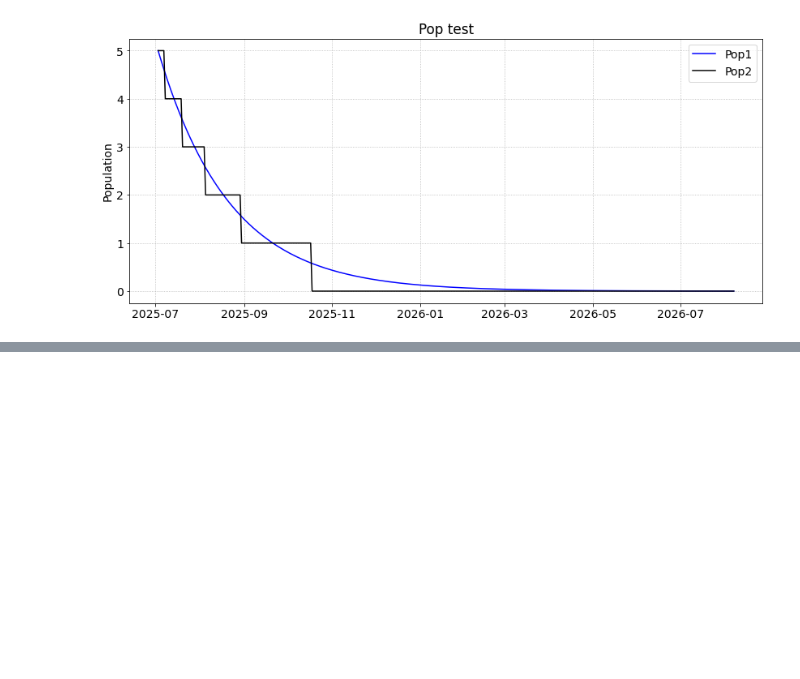
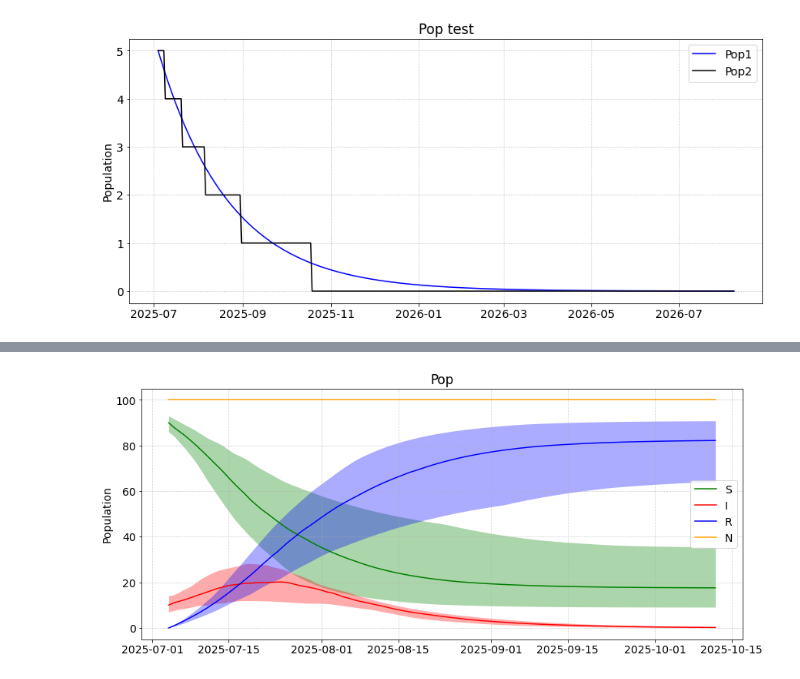
Before and after one commit to DND-DRDC-RDDC/OS_PyCoMod, a Jupyter notebook: test.ipynb, the cells around one changed output, grey strips where cells are left out. Saved outputs shown, nothing was run; the diff lists cells and outputs as text; code cells hidden in the pictures; blank space fills up the shorter version.

Commit message:
removed sample, removed init value from equation

```diff
--- a/test.ipynb
+++ b/test.ipynb
@@ -321,11 +235,11 @@ rng = np.random.default_rng()
 
 class SIR(pcm.Model):
     def build(self):
-        S = self.pool(100)
-        I = self.pool(0)
-        R = self.pool(0)
+        S = self.pool(100, name='S')
+        I = self.pool(0, name='I')
+        R = self.pool(0, name='R')
 
-        N = self.equation(lambda: S+I+R)
+        N = self.equation(lambda: S+I+R, name='N')
 
         b = self.parameter(0.2)
         g = self.parameter(0.1)
@@ -341,9 +255,6 @@ class SIR(pcm.Model):
 
             b.set(rng.normal(0.2, 0.05))
 
-
-        self.set_available(locals(), output=(S,I,R))
-
 m = SIR()
 # %%
 mgr = pcm.RunManager()
@@ -351,5 +262,8 @@ mgr.run_mc(m, duration=100, reps=100, label='My run')
 # %%
 plt = pcm.Plotter(title='Pop', ylabel='Population', fontsize=14)
 plt.plot_mc(mgr['My run'], 'S', color='green', label='S', step=False)
 plt.plot_mc(mgr['My run'], 'I', color='red', label='I', step=False)
 plt.plot_mc(mgr['My run'], 'R', color='blue', label='R', step=False)
+plt.plot_mc(mgr['My run'], 'N', color='orange', label='N', step=False)
+# %% [output]
+[figure, added]
```
Also changed, not shown: parts of 17 cells of this notebook, 3 other files.
